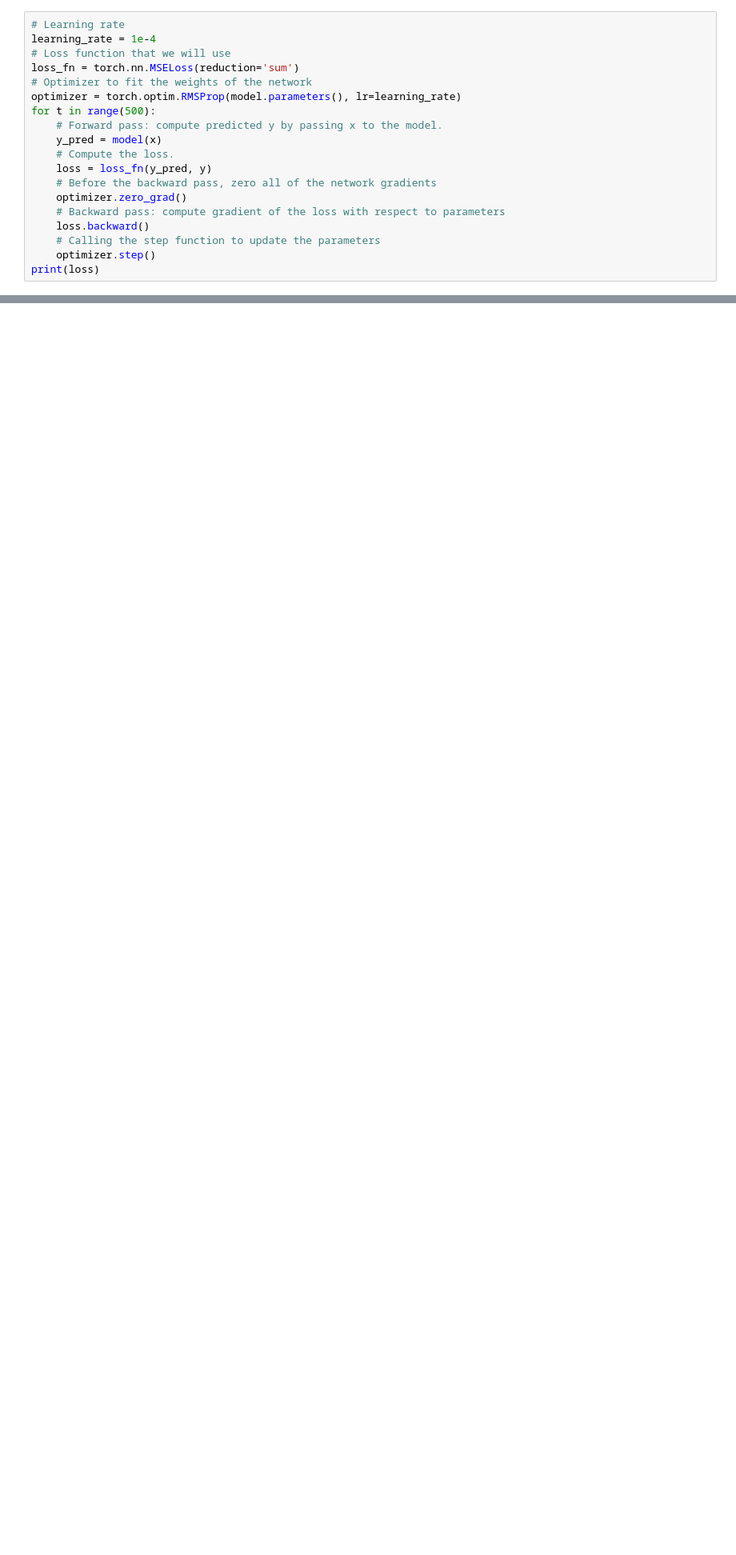
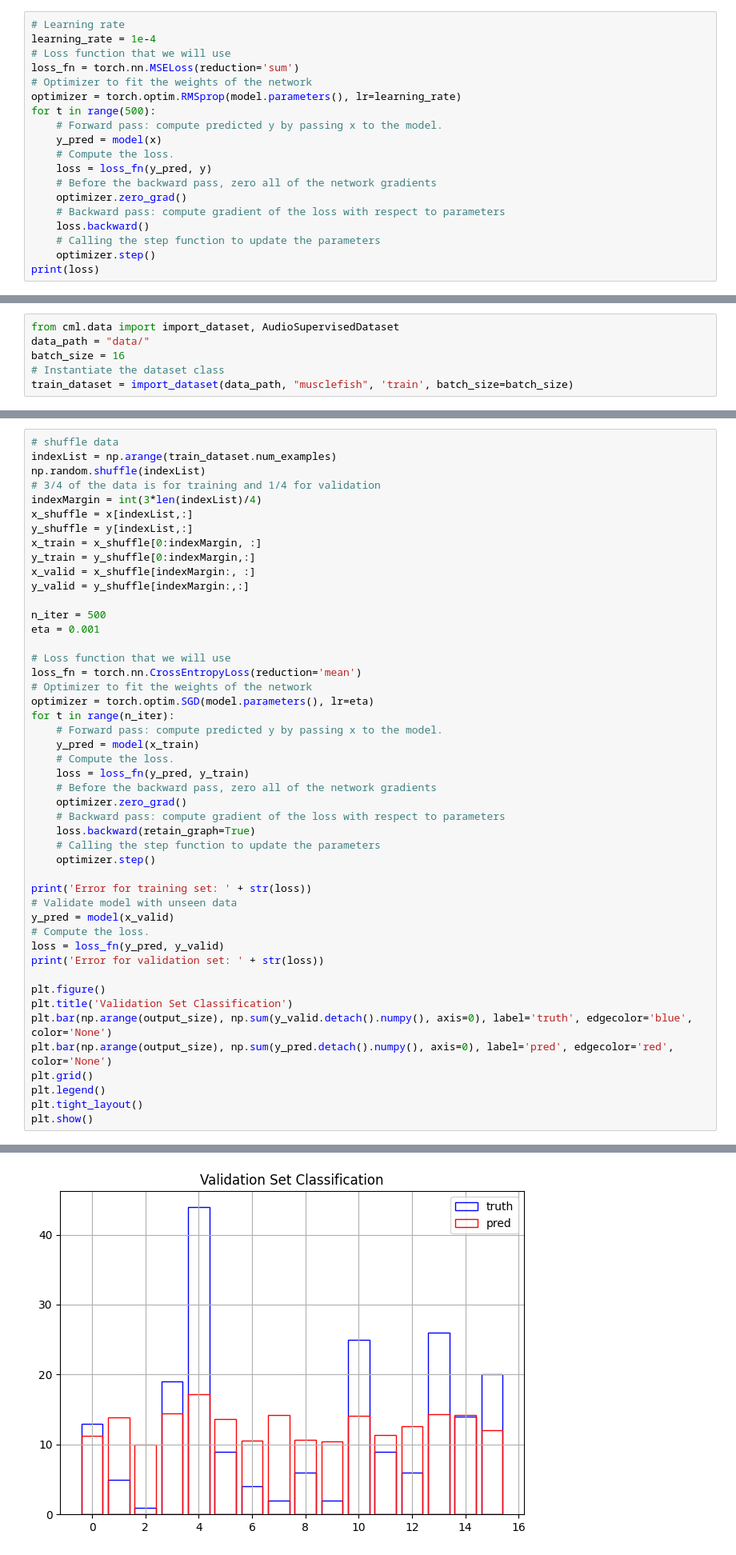
Before and after one commit to garamburor/creative_ml, a Jupyter notebook: 02_neural_networks.ipynb, the cells around one changed output, grey strips where cells are left out. Shown at 80% size. Saved outputs shown, nothing was run; the diff lists cells and outputs as text; blank space fills up the shorter version.

```diff
--- a/02_neural_networks.ipynb
+++ b/02_neural_networks.ipynb
@@ -1134,7 +1128,7 @@ learning_rate = 1e-4
 # Loss function that we will use
 loss_fn = torch.nn.MSELoss(reduction='sum')
 # Optimizer to fit the weights of the network
-optimizer = torch.optim.RMSProp(model.parameters(), lr=learning_rate)
+optimizer = torch.optim.RMSprop(model.parameters(), lr=learning_rate)
 for t in range(500):
     # Forward pass: compute predicted y by passing x to the model.
     y_pred = model(x)
@@ -1173,0 +1163,6 @@ Now that we know the main components of `Pytorch` to define and optimize network
+# %%
+from cml.data import import_dataset, AudioSupervisedDataset
+data_path = "data/"
+batch_size = 16
+# Instantiate the dataset class
+train_dataset = import_dataset(data_path, "musclefish", 'train', batch_size=batch_size)
@@ -1193,0 +1237,48 @@ Now that we know the main components of `Pytorch` to define and optimize network
+# %%
+# shuffle data
+indexList = np.arange(train_dataset.num_examples)
+np.random.shuffle(indexList)
+# 3/4 of the data is for training and 1/4 for validation
+indexMargin = int(3*len(indexList)/4)
+x_shuffle = x[indexList,:]
+y_shuffle = y[indexList,:]
+x_train = x_shuffle[0:indexMargin, :]
+y_train = y_shuffle[0:indexMargin,:]
+x_valid = x_shuffle[indexMargin:, :]
+y_valid = y_shuffle[indexMargin:,:]
+
+n_iter = 500
+eta = 0.001
+
+# Loss function that we will use
+loss_fn = torch.nn.CrossEntropyLoss(reduction='mean')
+# Optimizer to fit the weights of the network
+optimizer = torch.optim.SGD(model.parameters(), lr=eta)
+for t in range(n_iter):
+    # Forward pass: compute predicted y by passing x to the model.
+    y_pred = model(x_train)
+    # Compute the loss.
+    loss = loss_fn(y_pred, y_train)
+    # Before the backward pass, zero all of the network gradients
+    optimizer.zero_grad()
+    # Backward pass: compute gradient of the loss with respect to parameters
+    loss.backward(retain_graph=True)
+    # Calling the step function to update the parameters
+    optimizer.step()
+
+print('Error for training set: ' + str(loss))
+# Validate model with unseen data
+y_pred = model(x_valid)
+# Compute the loss.
+loss = loss_fn(y_pred, y_valid)
+print('Error for validation set: ' + str(loss))
+
+plt.figure()
+plt.title('Validation Set Classification')
+plt.bar(np.arange(output_size), np.sum(y_valid.detach().numpy(), axis=0), label='truth', edgecolor='blue', color='None')
+plt.bar(np.arange(output_size), np.sum(y_pred.detach().numpy(), axis=0), label='pred', edgecolor='red', color='None')
+plt.grid()
+plt.legend()
+plt.tight_layout()
+plt.show()
+# %% [output]
@@ -1193,0 +1287 @@ Now that we know the main components of `Pytorch` to define and optimize network
+[figure, added]
```
Also changed, not shown: parts of 16 cells of this notebook.
